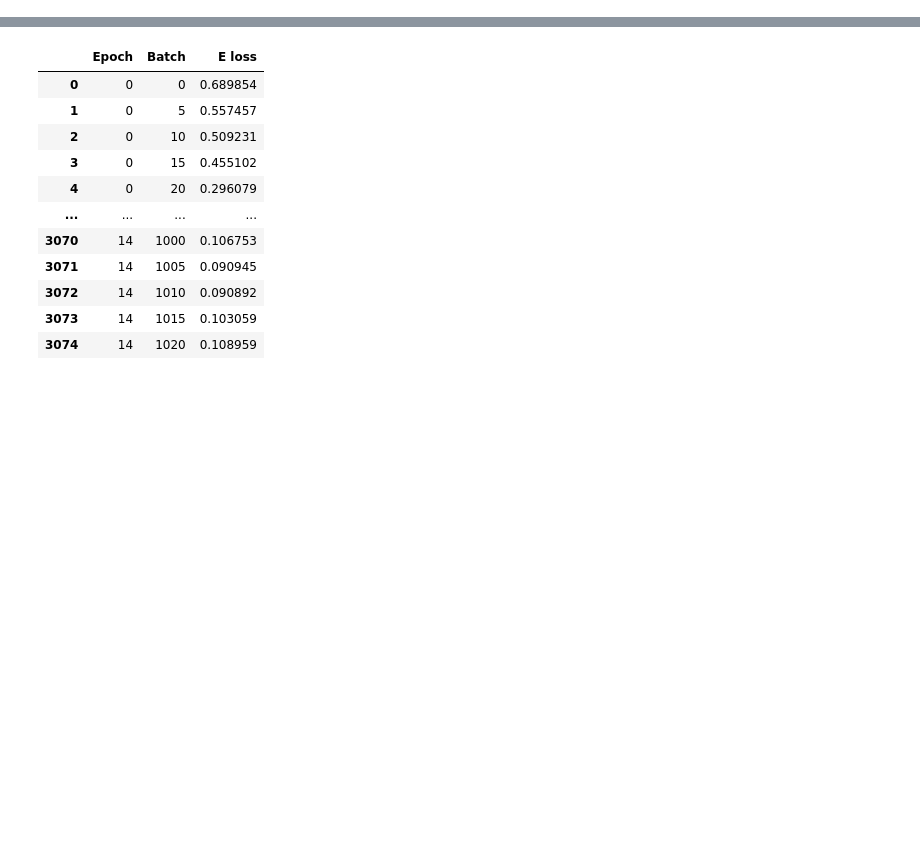
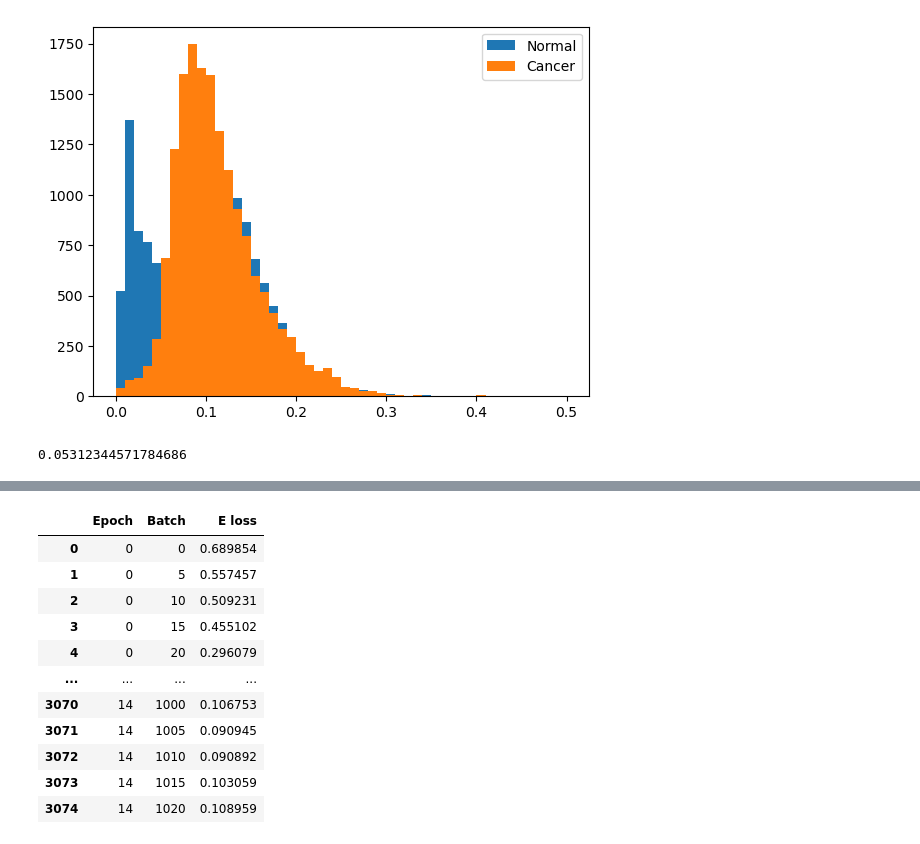
Before and after one commit to tymsoncyferki/Anomaly-Detection, a Jupyter notebook: AnoGAN/your_own_dataset/check_results.ipynb, the cells around one changed output, grey strips where cells are left out. Cells and saved outputs as stored; diff of their text form; code cells hidden in the pictures; blank space fills up the shorter version.

```diff
--- a/AnoGAN/your_own_dataset/check_results.ipynb
+++ b/AnoGAN/your_own_dataset/check_results.ipynb
@@ -24,3 +23,4 @@ df
 32768 rows × 4 columns
 # %%
-df.columns = ['label', 'imgdist', 'anomaly_score', 'zdist']
+# Opcjonalnie dla scorev.csv
+# df.columns = ['label', 'imgdist', 'anomaly_score', 'zdist']
@@ -40,0 +38,7 @@ Name: count, dtype: int64
+# %%
+plt.hist(df[df['label'] == 0]['anomaly_score'], bins=50, range=(0, 0.5), label='Normal')
+plt.hist(df[df['label'] == 1]['anomaly_score'], bins=50, range=(0, 0.5), label='Cancer')
+plt.legend()
+plt.show()
+# %% [output]
+[figure, added]
@@ -40,0 +49,4 @@ Name: count, dtype: int64
+# %%
+value
+# %% [output]
+0.05312344571784686
```
Also changed, not shown: parts of 14 cells of this notebook.
